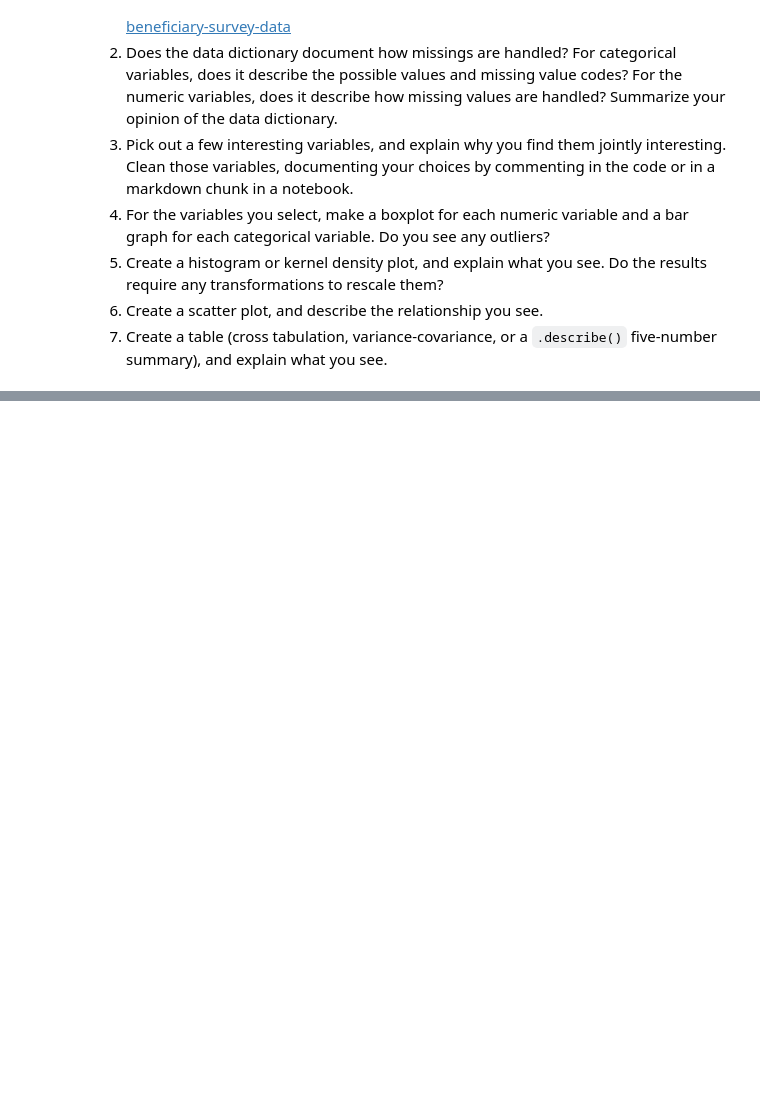
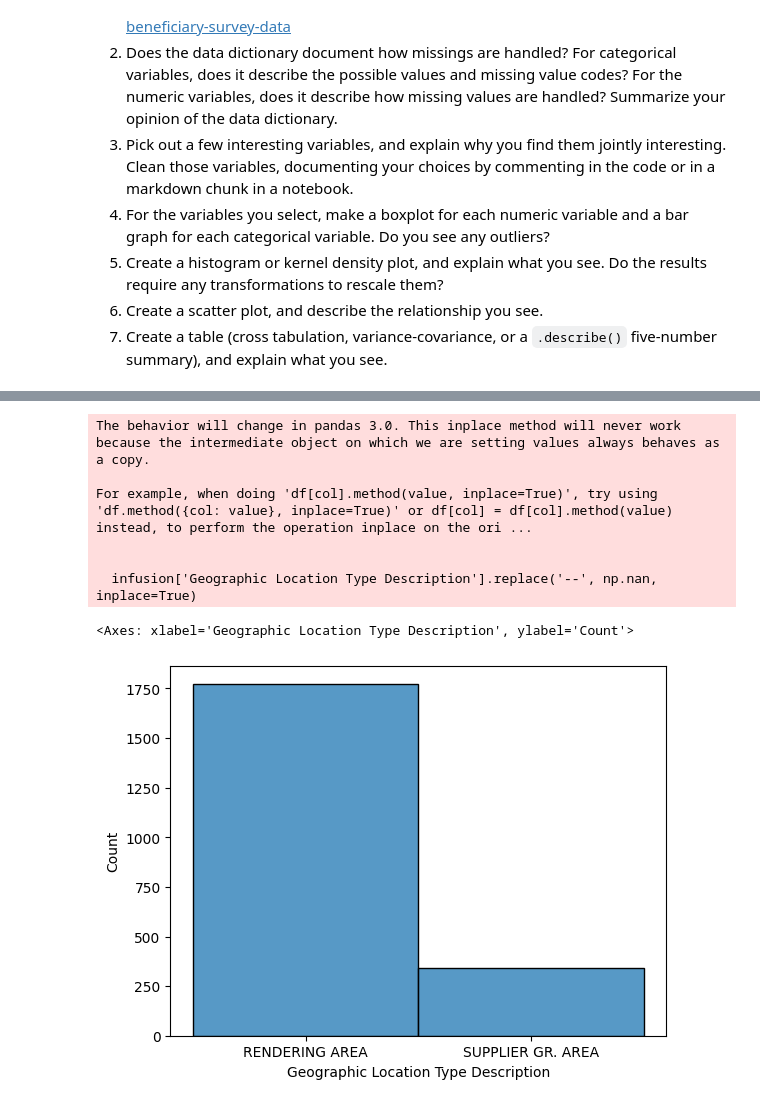
Before and after one commit to marisagua/labs, a Jupyter notebook: assignment/assignment.ipynb, the cells around one changed output, grey strips where cells are left out. Cells and saved outputs as stored; diff of their text form; code cells hidden in the pictures; blank space fills up the shorter version.

```diff
--- a/assignment/assignment.ipynb
+++ b/assignment/assignment.ipynb
@@ -239,0 +277,14 @@ For some context, the Federal government ultimately spent about $4.4 trillion in
+# %%
+# Bar graph of Geographic Location Type Description - removing '--'
+import numpy as np
+infusion['Geographic Location Type Description'].replace('--', np.nan, inplace=True)
+sns.histplot(data=infusion,x='Geographic Location Type Description',)
+# %% [output]
+The behavior will change in pandas 3.0. This inplace method will never work because the intermediate object on which we are setting values always behaves as a copy.
+
+For example, when doing 'df[col].method(value, inplace=True)', try using 'df.method({col: value}, inplace=True)' or df[col] = df[col].method(value) instead, to perform the operation inplace on the ori ...
+
+
+  infusion['Geographic Location Type Description'].replace('--', np.nan, inplace=True)
+<Axes: xlabel='Geographic Location Type Description', ylabel='Count'>
+[figure, added]
```
Also changed, not shown: parts of 6 cells of this notebook.
